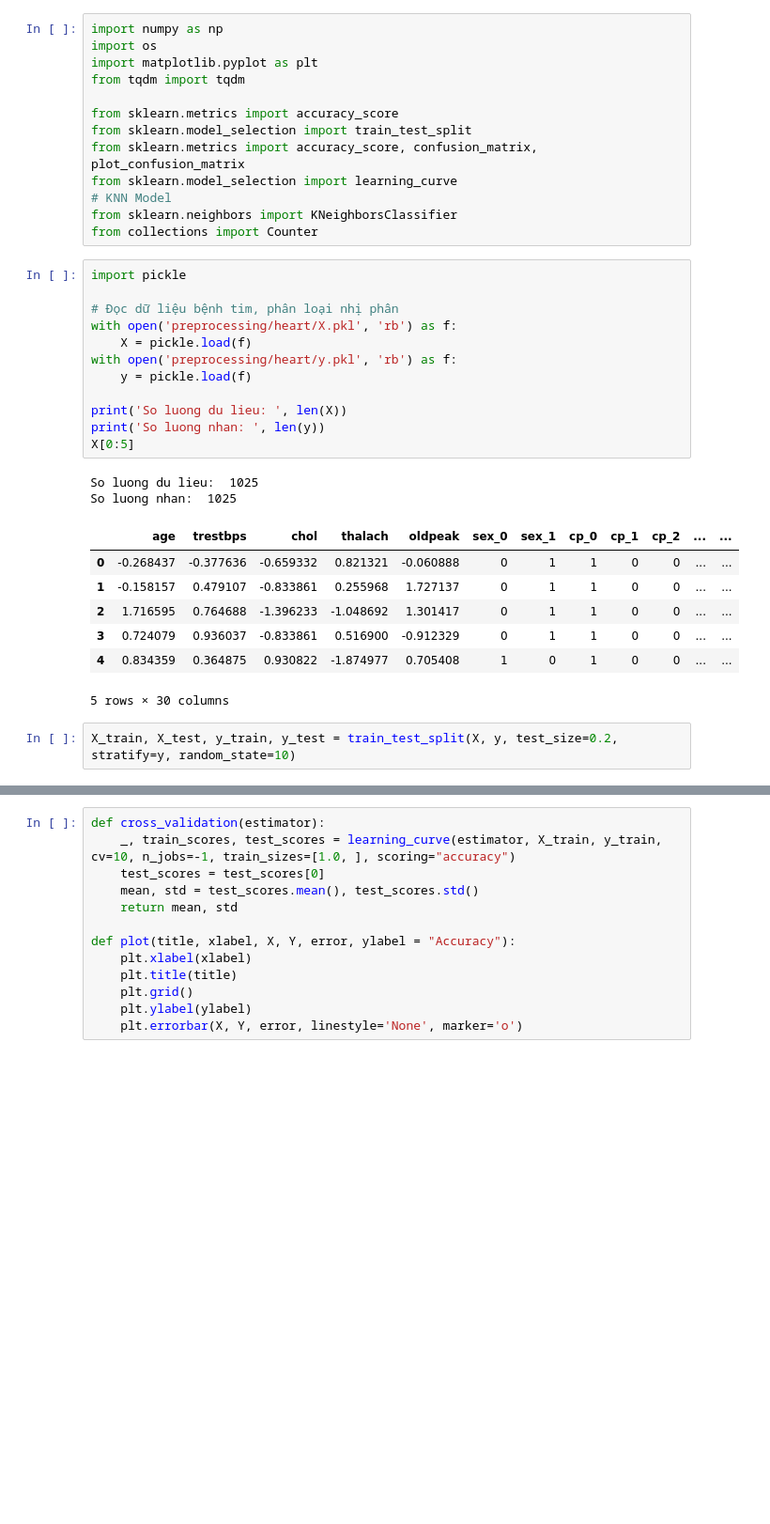
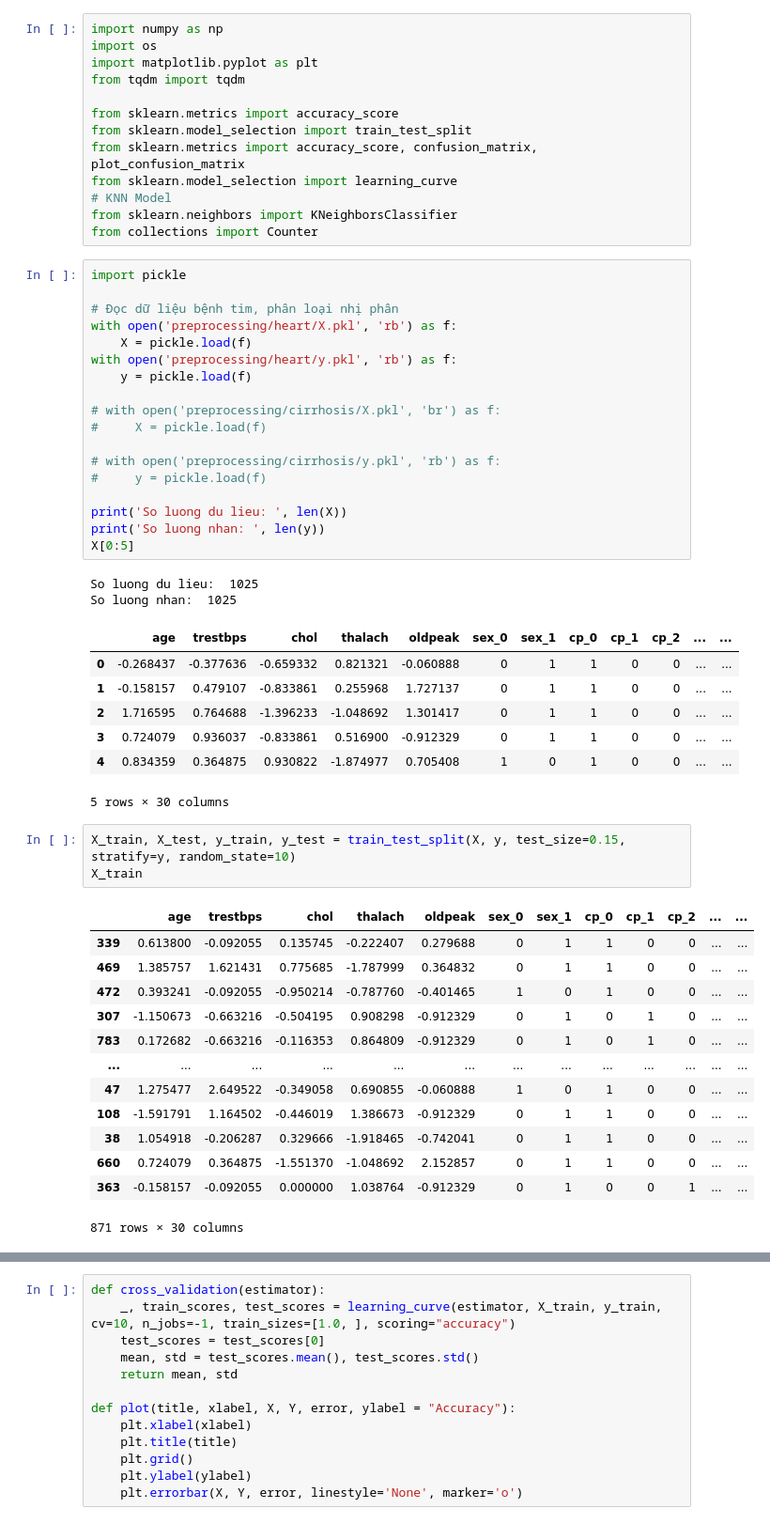
Before and after one commit to ddotu2612/BTL_MachineLearning, a Jupyter notebook: KNN_TuCode.ipynb, the cells around one changed output, grey strips where cells are left out. Shown: that part at 94% size. Cells and saved outputs as stored; diff of their text form; blank space fills up the shorter version.

```diff
--- a/KNN_TuCode.ipynb
+++ b/KNN_TuCode.ipynb
@@ -20,6 +20,12 @@ with open('preprocessing/heart/X.pkl', 'rb') as f:
 with open('preprocessing/heart/y.pkl', 'rb') as f:
     y = pickle.load(f)
 
+# with open('preprocessing/cirrhosis/X.pkl', 'br') as f:
+#     X = pickle.load(f)
+
+# with open('preprocessing/cirrhosis/y.pkl', 'rb') as f:
+#     y = pickle.load(f)
+
 print('So luong du lieu: ', len(X))
 print('So luong nhan: ', len(y))
 X[0:5]
@@ -34,4 +40,19 @@ So luong nhan:  1025
 | 4 | 0.834359 | 0.364875 | 0.930822 | -1.874977 | 0.705408 | 1 | 0 | 1 | 0 | 0 | ... | ... |
 5 rows × 30 columns
 # %%
-X_train, X_test, y_train, y_test = train_test_split(X, y, test_size=0.2, stratify=y, random_state=10)
+X_train, X_test, y_train, y_test = train_test_split(X, y, test_size=0.15, stratify=y, random_state=10)
+X_train
+# %% [output]
+|  | age | trestbps | chol | thalach | oldpeak | sex_0 | sex_1 | cp_0 | cp_1 | cp_2 | ... | ... |
+| 339 | 0.613800 | -0.092055 | 0.135745 | -0.222407 | 0.279688 | 0 | 1 | 1 | 0 | 0 | ... | ... |
+| 469 | 1.385757 | 1.621431 | 0.775685 | -1.787999 | 0.364832 | 0 | 1 | 1 | 0 | 0 | ... | ... |
+| 472 | 0.393241 | -0.092055 | -0.950214 | -0.787760 | -0.401465 | 1 | 0 | 1 | 0 | 0 | ... | ... |
+| 307 | -1.150673 | -0.663216 | -0.504195 | 0.908298 | -0.912329 | 0 | 1 | 0 | 1 | 0 | ... | ... |
+| 783 | 0.172682 | -0.663216 | -0.116353 | 0.864809 | -0.912329 | 0 | 1 | 0 | 1 | 0 | ... | ... |
+| ... | ... | ... | ... | ... | ... | ... | ... | ... | ... | ... | ... | ... |
+| 47 | 1.275477 | 2.649522 | -0.349058 | 0.690855 | -0.060888 | 1 | 0 | 1 | 0 | 0 | ... | ... |
+| 108 | -1.591791 | 1.164502 | -0.446019 | 1.386673 | -0.912329 | 0 | 1 | 1 | 0 | 0 | ... | ... |
+| 38 | 1.054918 | -0.206287 | 0.329666 | -1.918465 | -0.742041 | 0 | 1 | 1 | 0 | 0 | ... | ... |
+| 660 | 0.724079 | 0.364875 | -1.551370 | -1.048692 | 2.152857 | 0 | 1 | 1 | 0 | 0 | ... | ... |
+| 363 | -0.158157 | -0.092055 | 0.000000 | 1.038764 | -0.912329 | 0 | 1 | 0 | 0 | 1 | ... | ... |
+871 rows × 30 columns
```
Also changed, not shown: parts of 6 cells of this notebook, 10 other files.
